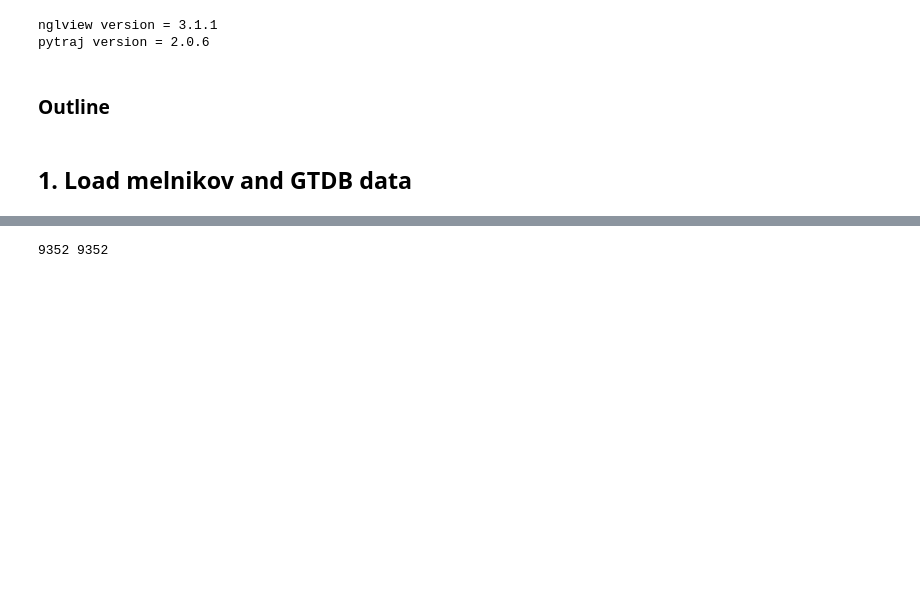
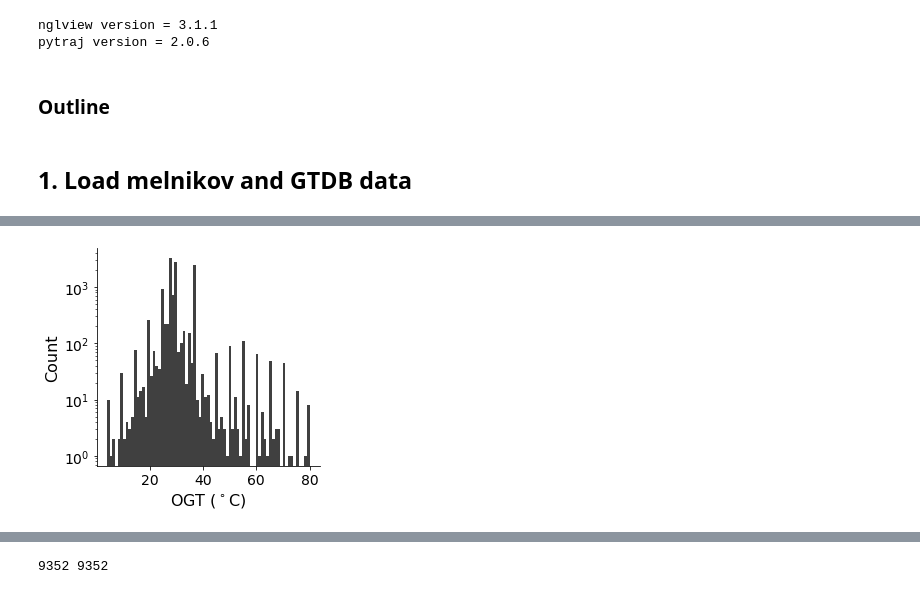
Before and after one commit to realmichaelhoffert/adenylate_kinase_ogt, a Jupyter notebook: notebooks/00_adenylate_kinase.ipynb, the cells around one changed output, grey strips where cells are left out. Drawn from its saved outputs; the diff is of its cells as text; code cells hidden in the pictures; blank space fills up the shorter version.

```diff
--- a/notebooks/00_adenylate_kinase.ipynb
+++ b/notebooks/00_adenylate_kinase.ipynb
@@ -122,0 +144,18 @@ melnikov.shape
+# %%
+# plot for presentation
+# plot of distribution of temperatures
+fig, ax = plt.subplots(figsize=(4, 4))
+sns.histplot(melnikov['temperature'], linewidth=0, bins=75, color='k', alpha=0.75) #, bins=np.linspace(0, 80, 81), linewidth=0)
+# for i in range(0, 85, 5):
+#     ax.axvline(i, color='k', zorder=0, alpha=1, linewidth=0.25)
+ax.set_yscale('log')
+ax.set_ylabel('Count', fontsize=16)
+ax.set_xlabel('OGT ($^\circ$C)', fontsize=16)
+# ax.axis('off')
+# ax.spines['bottom'].set_visible(True)
+sns.despine(right=True)
+plt.tick_params(labelsize=14)
+plt.savefig('/data/mhoffert/fiererlab/adenylate_kinase_ogt/data/figures/ogt_distribution.png',
+           bbox_inches='tight', dpi=400)
+# %% [output]
+[figure, added]
```
Also changed, not shown: parts of 18 cells of this notebook, 15 other files.
